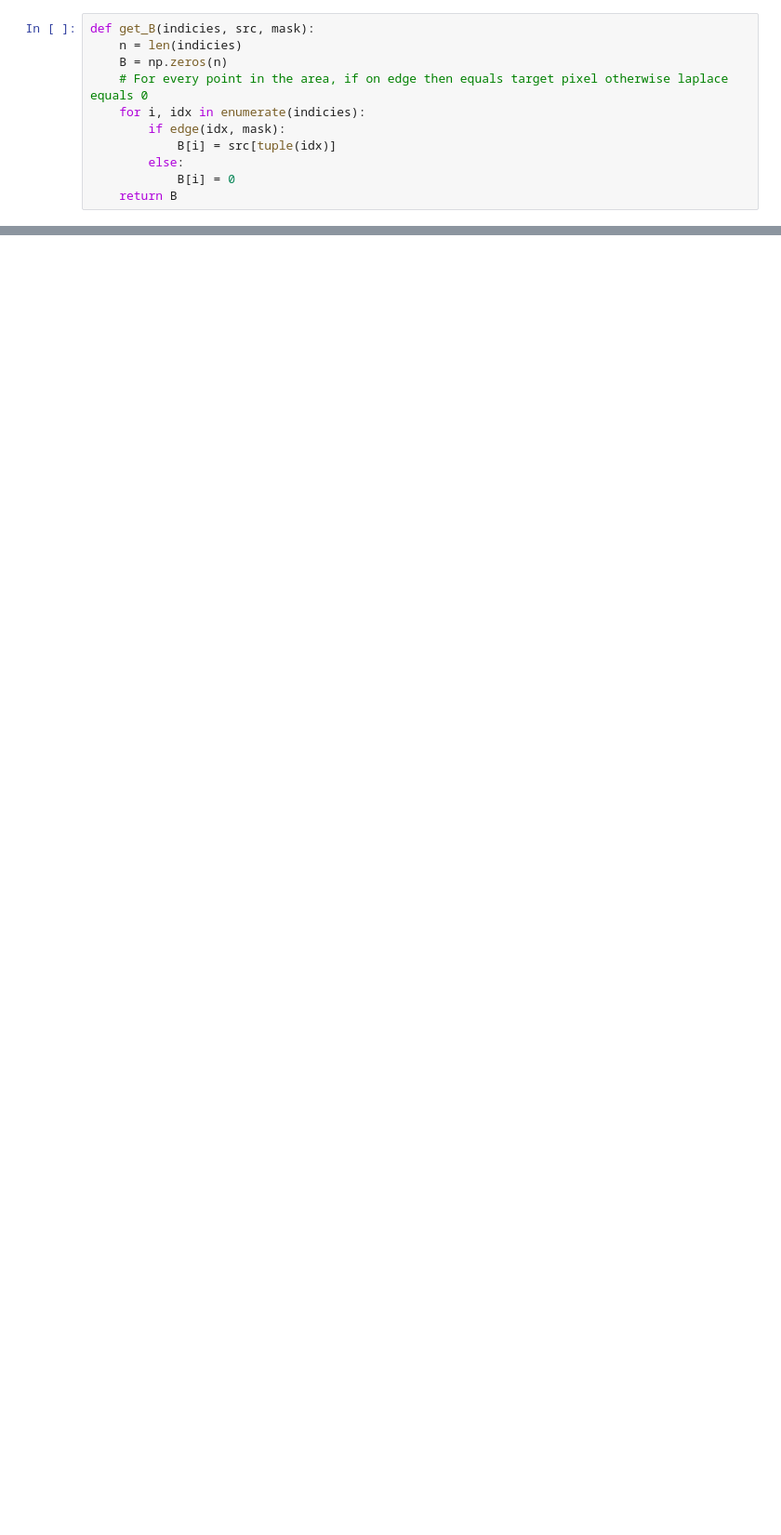
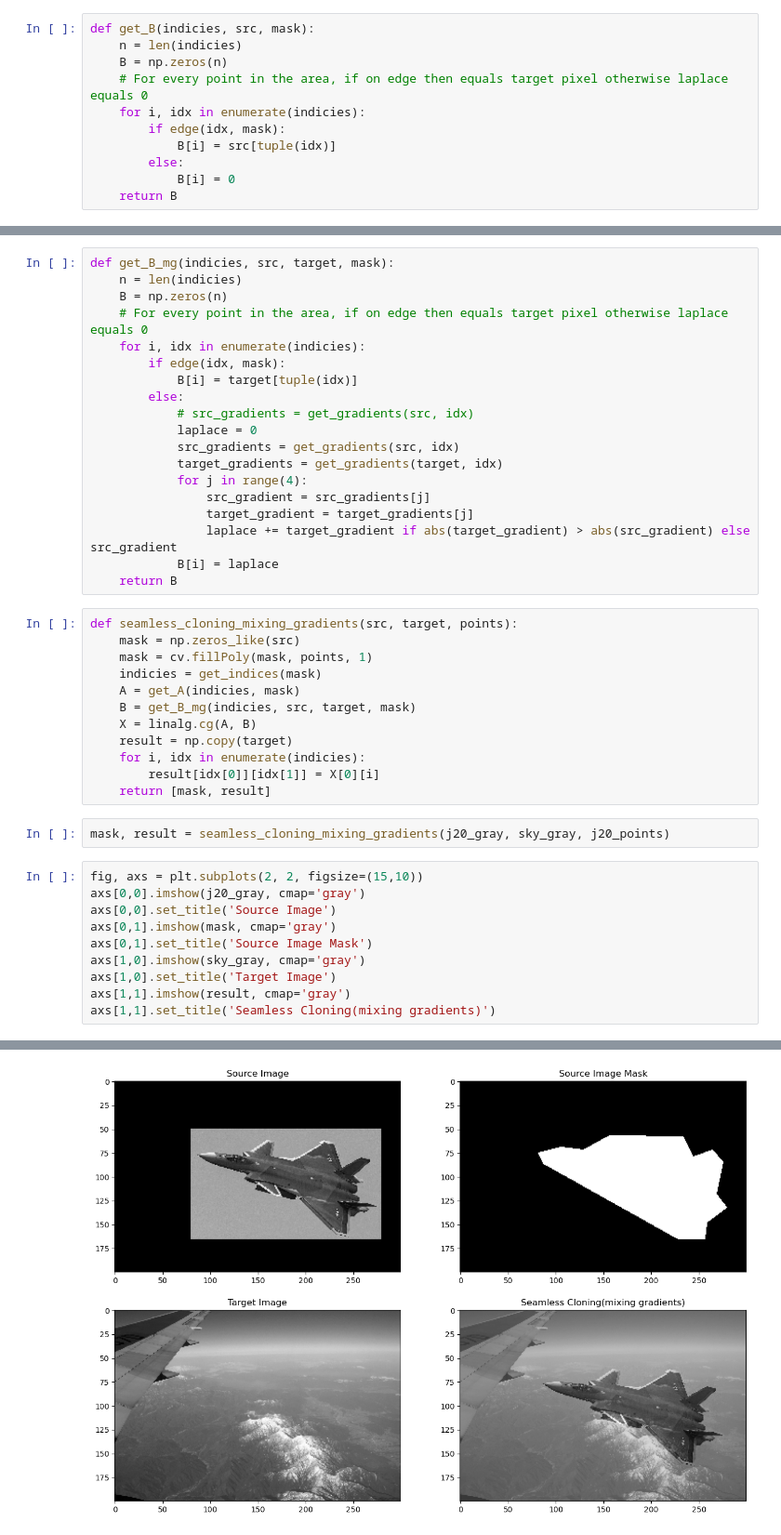
Before and after one commit to Kim-Xerxes/Poisson-Image-Editing, a Jupyter notebook: CW3.ipynb, the cells around one changed output, grey strips where cells are left out. Shown at 93% size. Saved outputs shown, nothing was run; the diff lists cells and outputs as text; blank space fills up the shorter version.

```diff
--- a/CW3.ipynb
+++ b/CW3.ipynb
@@ -96,0 +193,44 @@ plt.imshow(target, cmap='gray')
+# %%
+def get_B_mg(indicies, src, target, mask):
+    n = len(indicies)
+    B = np.zeros(n)
+    # For every point in the area, if on edge then equals target pixel otherwise laplace equals 0
+    for i, idx in enumerate(indicies):
+        if edge(idx, mask):
+            B[i] = target[tuple(idx)]
+        else:
+            # src_gradients = get_gradients(src, idx)
+            laplace = 0
+            src_gradients = get_gradients(src, idx)
+            target_gradients = get_gradients(target, idx)
+            for j in range(4):
+                src_gradient = src_gradients[j]
+                target_gradient = target_gradients[j]
+                laplace += target_gradient if abs(target_gradient) > abs(src_gradient) else src_gradient
+            B[i] = laplace
+    return B
+# %%
+def seamless_cloning_mixing_gradients(src, target, points):
+    mask = np.zeros_like(src)
+    mask = cv.fillPoly(mask, points, 1)
+    indicies = get_indices(mask)
+    A = get_A(indicies, mask)
+    B = get_B_mg(indicies, src, target, mask)
+    X = linalg.cg(A, B)
+    result = np.copy(target)
+    for i, idx in enumerate(indicies):
+        result[idx[0]][idx[1]] = X[0][i]
+    return [mask, result]
+# %%
+mask, result = seamless_cloning_mixing_gradients(j20_gray, sky_gray, j20_points)
+# %%
+fig, axs = plt.subplots(2, 2, figsize=(15,10))
+axs[0,0].imshow(j20_gray, cmap='gray')
+axs[0,0].set_title('Source Image')
+axs[0,1].imshow(mask, cmap='gray')
+axs[0,1].set_title('Source Image Mask')
+axs[1,0].imshow(sky_gray, cmap='gray')
+axs[1,0].set_title('Target Image')
+axs[1,1].imshow(result, cmap='gray')
+axs[1,1].set_title('Seamless Cloning(mixing gradients)')
+# %% [output]
@@ -96,0 +238 @@ plt.imshow(target, cmap='gray')
+[figure, added]
```
Also changed, not shown: parts of 22 cells of this notebook, 1 other file.
